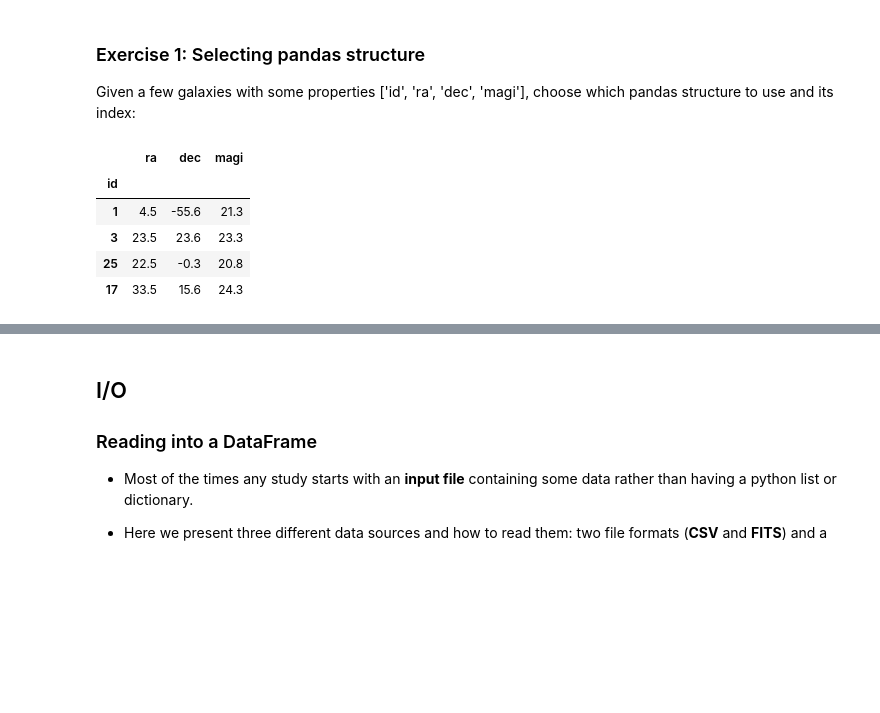
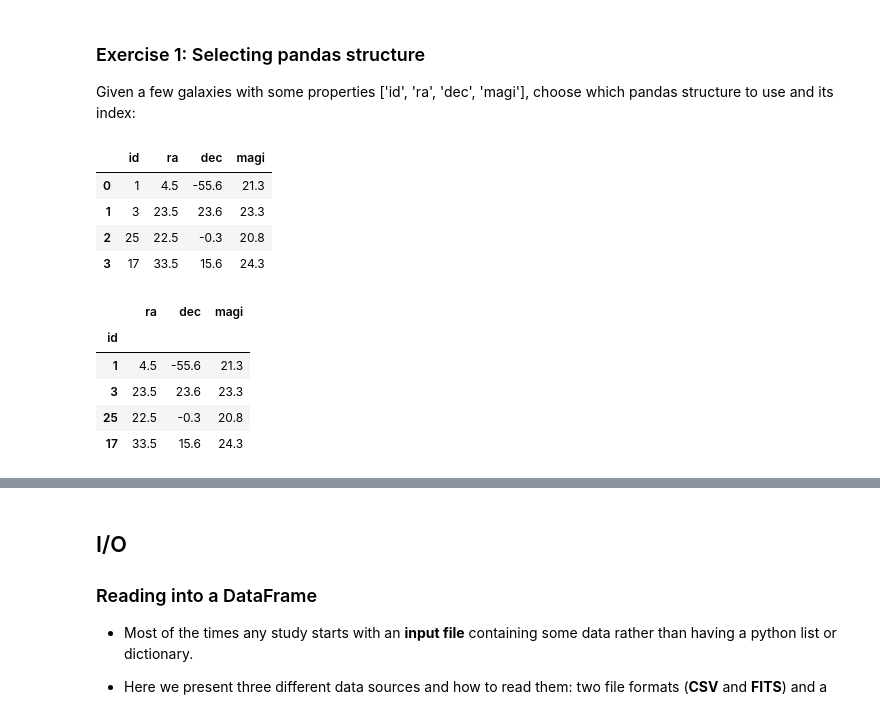
Before and after one commit to ftorradeflot/PythonMasterIFAE, a Jupyter notebook: pandas/pandas.ipynb, the cells around one changed output, grey strips where cells are left out. Saved outputs shown, nothing was run; the diff lists cells and outputs as text; code cells hidden in the pictures; blank space fills up the shorter version.

```diff
--- a/pandas/pandas.ipynb
+++ b/pandas/pandas.ipynb
@@ -557,10 +563,24 @@ galaxies = [
 ]
 # %%
 # %load -r 1-19 solutions/solution_pandas.py
+# First exercise
+# First approach (already shown):
+df_galaxies = pd.DataFrame(galaxies)
+df_galaxies
 # %% [output]
-|  | ra | dec | magi |
-| id |  |  |  |
-| 1 | 4.5 | -55.6 | 21.3 |
-| 3 | 23.5 | 23.6 | 23.3 |
-| 25 | 22.5 | -0.3 | 20.8 |
-| 17 | 33.5 | 15.6 | 24.3 |
+|  | id | ra | dec | magi |
+| 0 | 1 | 4.5 | -55.6 | 21.3 |
+| 1 | 3 | 23.5 | 23.6 | 23.3 |
+| 2 | 25 | 22.5 | -0.3 | 20.8 |
+| 3 | 17 | 33.5 | 15.6 | 24.3 |
+# %%
+# split cell (Ctrl + Shift + -)
+df_galaxies = df_galaxies.set_index('id')
+df_galaxies
+# %% [output]
+|  | ra | dec | magi |
+| id |  |  |  |
+| 1 | 4.5 | -55.6 | 21.3 |
+| 3 | 23.5 | 23.6 | 23.3 |
+| 25 | 22.5 | -0.3 | 20.8 |
+| 17 | 33.5 | 15.6 | 24.3 |
```
Also changed, not shown: parts of 31 cells of this notebook, 5 other files.
